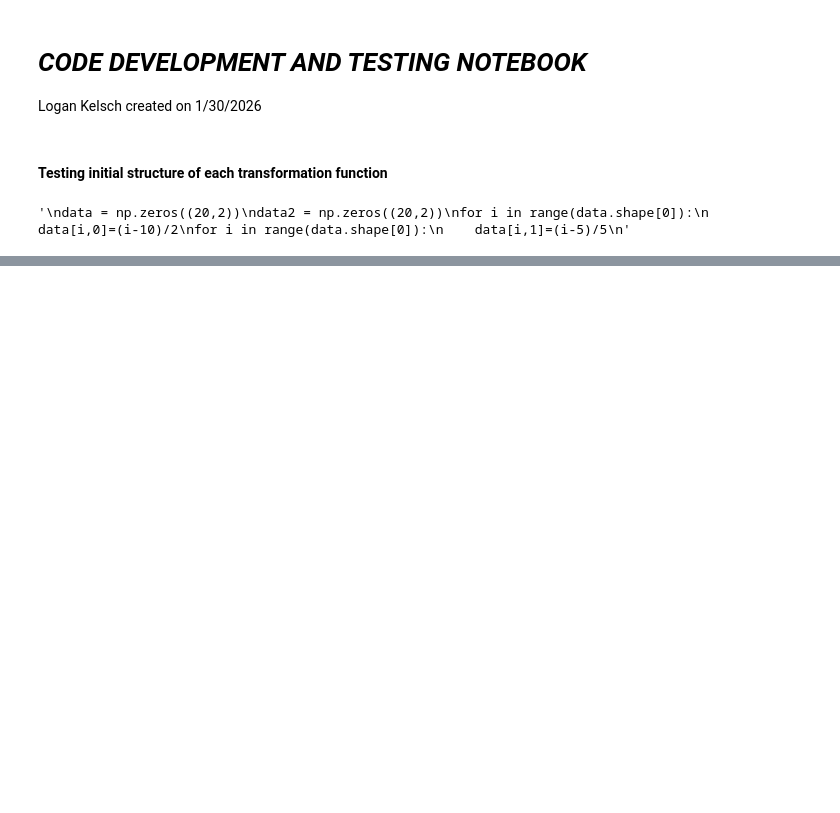
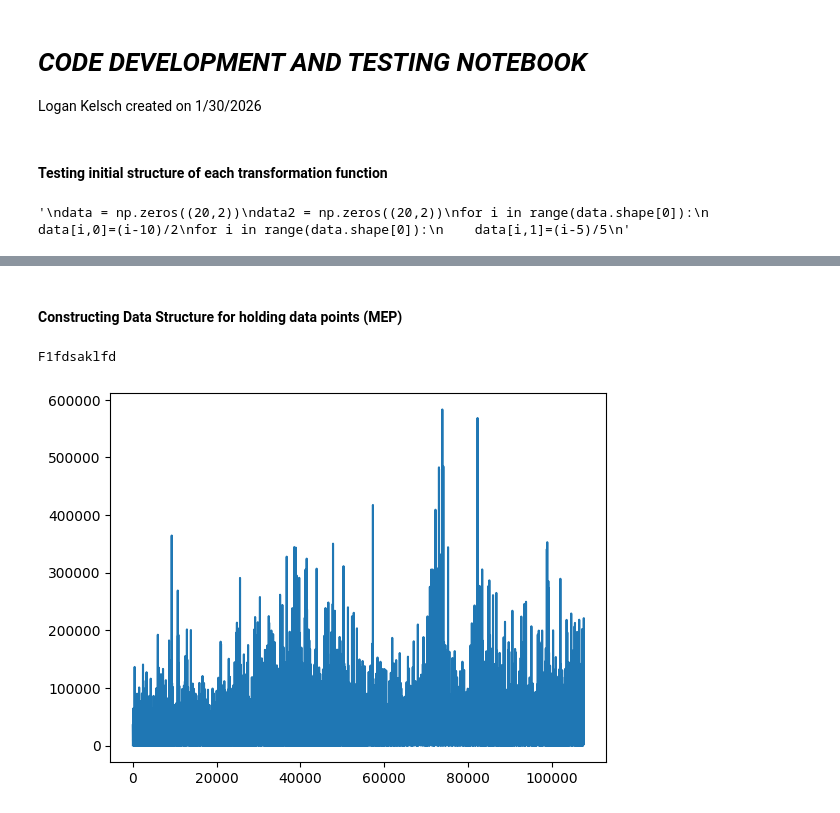
Before and after one commit to Logan-Kelsch/Structural_Regression, a Jupyter notebook: dev.ipynb, the cells around one changed output, grey strips where cells are left out. Cells and saved outputs as stored; diff of their text form; code cells hidden in the pictures; blank space fills up the shorter version.

Commit message:
completed some more mental structure for instantiation

```diff
--- a/dev.ipynb
+++ b/dev.ipynb
@@ -40,0 +38,37 @@ plt.show()
+# %% [markdown]
+#### Constructing Data Structure for holding data points (MEP)
+# %%
+import population as _P
+
+gene = _P.gene()
+gene.exp = 'F1fdsaklfd'
+
+print(gene.exp)
+# %% [output]
+F1fdsaklfd
+# %%
+import pandas as pd
+
+x_raw = pd.read_csv('spy5m.csv')
+
+#we first must assert that we are going to normalize data over a
+# window of time, so that we can have all columns of data be allowed
+# to communicate with each other
+
+#then we must define which columns we are allowed to select from
+
+x_inst = x_raw.values
+
+import matplotlib.pyplot as plt
+
+plt.plot(x_inst[:,-1])
+plt.show()
+
+#when it comes to instantiation,
+# we will have an x_inst to reference for generation of instructions
+# then with the generated set of instructions, we will instantiate the data
+# and append it to the current x_inst
+# Therefore chunking will contain split points so that data can be
+# instantiated and appended before a new set of instructions is generated
+# %% [output]
+[figure, added]
```
Also changed, not shown: parts of 3 cells of this notebook, 7 other files.
